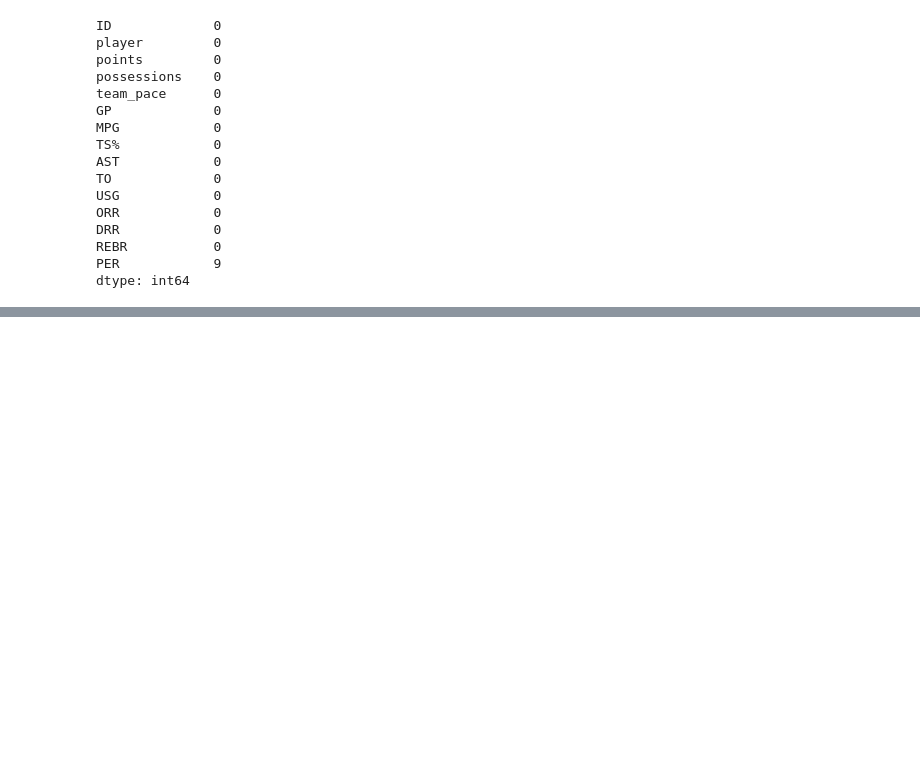
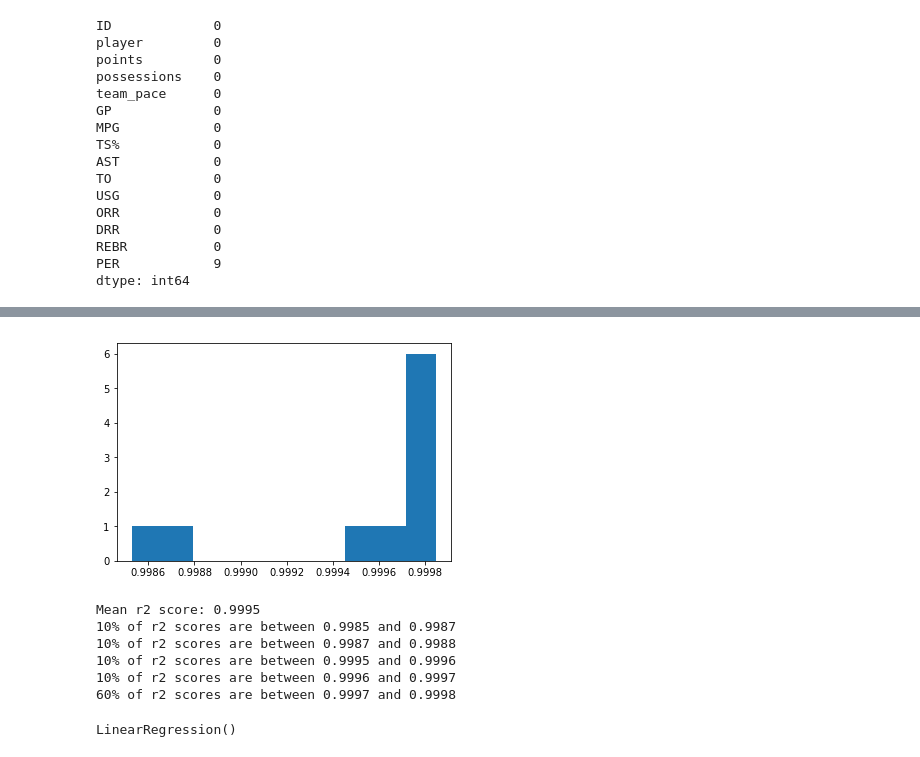
Before and after one commit to linqus/space-jam-anl, a Jupyter notebook: space-jam-anl.ipynb, the cells around one changed output, grey strips where cells are left out. Saved outputs shown, nothing was run; the diff lists cells and outputs as text; code cells hidden in the pictures; blank space fills up the shorter version.

```diff
--- a/space-jam-anl.ipynb
+++ b/space-jam-anl.ipynb
@@ -522,3 +522,11 @@ DRR            0
 REBR           0
 PER            9
 dtype: int64
+# %%
+from sklearn.linear_model import LinearRegression
+from sklearn.metrics import r2_score
+from sklearn.model_selection import cross_val_score
+
+#player_df.info()
+X = player_df.dropna(how='any')
+X.head()
@@ -524,0 +540,2 @@ dtype: int64
+# %%
+X = X.iloc[:,5:-1].to_numpy()
@@ -524,0 +562,4 @@ dtype: int64
+# %%
+
+y = player_df.dropna(how='any').iloc[:,-1]
+y
@@ -524,0 +584,27 @@ dtype: int64
+# %%
+lin_reg = LinearRegression()
+scores = cross_val_score(lin_reg,X,y,cv=10,scoring='r2')
+# %%
+entries, bin_edges, patches = plt.hist(scores,10)
+# %% [output]
+[figure, added]
+# %%
+# Print out the mean and the results from the histogram.
+print('Mean r2 score: {:.4f}'.format(scores.mean()))
+for i in range(len(entries)):
+    if entries[i] > 0:
+        print('{:.0f}% of r2 scores are between {:.4f} and {:.4f}'.format(entries[i]*100/len(entries),
+        bin_edges[i],
+        bin_edges[i+1]))
+# %% [output]
+Mean r2 score: 0.9995
+10% of r2 scores are between 0.9985 and 0.9987
+10% of r2 scores are between 0.9987 and 0.9988
+10% of r2 scores are between 0.9995 and 0.9996
+10% of r2 scores are between 0.9996 and 0.9997
+60% of r2 scores are between 0.9997 and 0.9998
+# %%
+lin_reg.fit(X,y)
+lin_reg
+# %% [output]
+LinearRegression()
```
Also changed, not shown: parts of 10 cells of this notebook, 1 other file.
